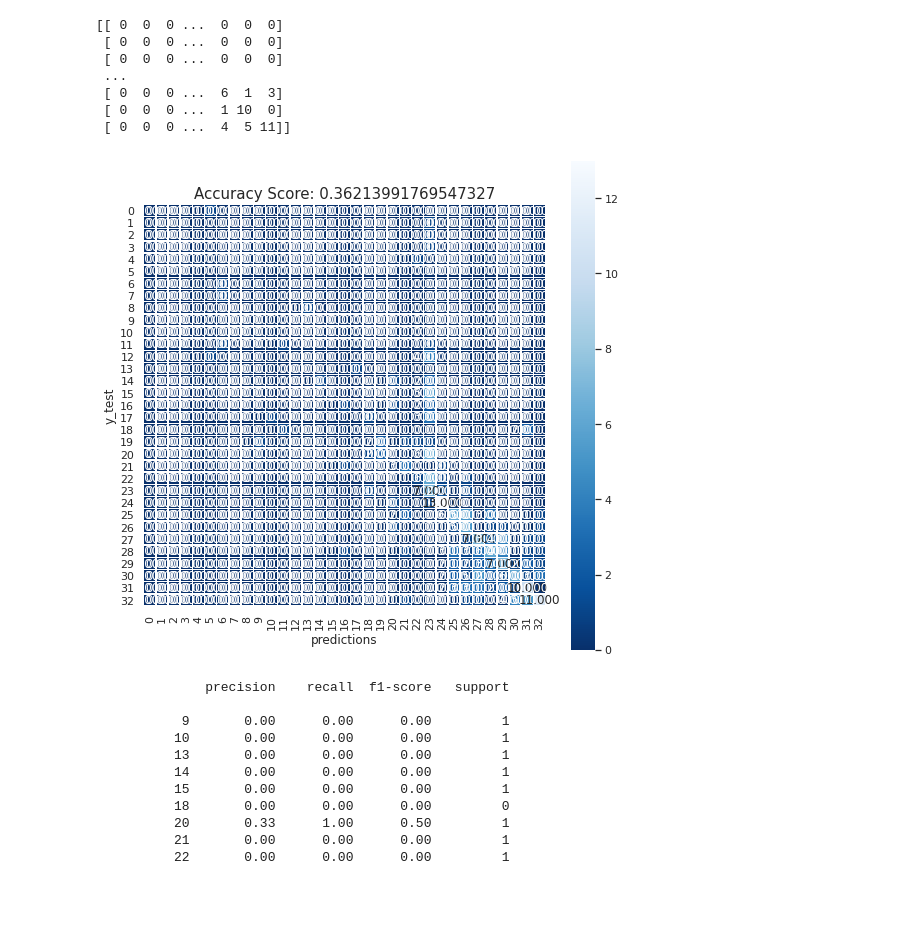
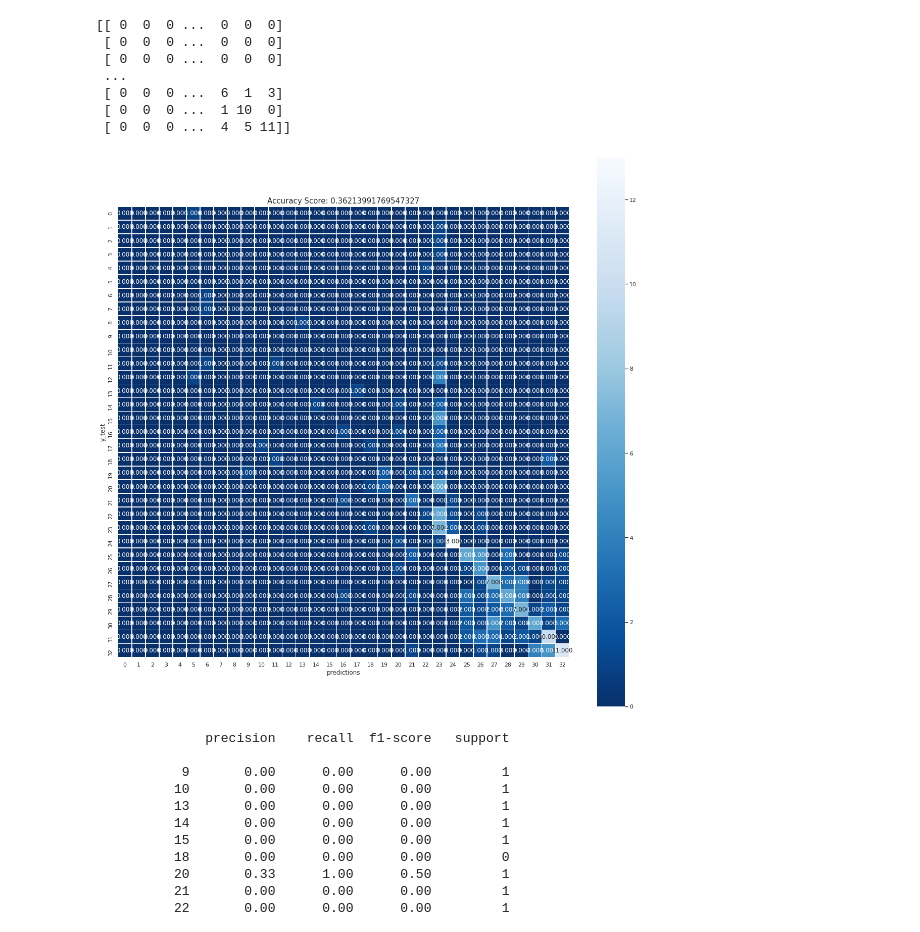
Before and after one commit to nahidosen/Group_5_CSE445_3_Spring_21, a Jupyter notebook: ipynb/Project_icct20.ipynb, the cells around one changed output. Saved outputs shown, nothing was run; the diff lists cells and outputs as text; code cells hidden in the pictures; blank space fills up the shorter version.

```diff
--- a/ipynb/Project_icct20.ipynb
+++ b/ipynb/Project_icct20.ipynb
@@ -1128,14 +1131,14 @@ print(cm)
  [ 0  0  0 ...  1 10  0]
  [ 0  0  0 ...  4  5 11]]
 # %%
-plt.figure(figsize=(9,9))
+plt.figure(figsize=(20,20))
 sns.heatmap(cm, annot=True, fmt=".3f", linewidths=.5, square = True, cmap = 'Blues_r');
 plt.ylabel('y_test');
 plt.xlabel('predictions');
 all_sample_title = 'Accuracy Score: {0}'.format(score)
 plt.title(all_sample_title, size = 15);
 # %% [output]
-[figure, old version]
+[figure, new version]
 # %%
 print(metrics.classification_report(y_test, predictions))
 
```
Also changed, not shown: parts of 30 cells of this notebook.
